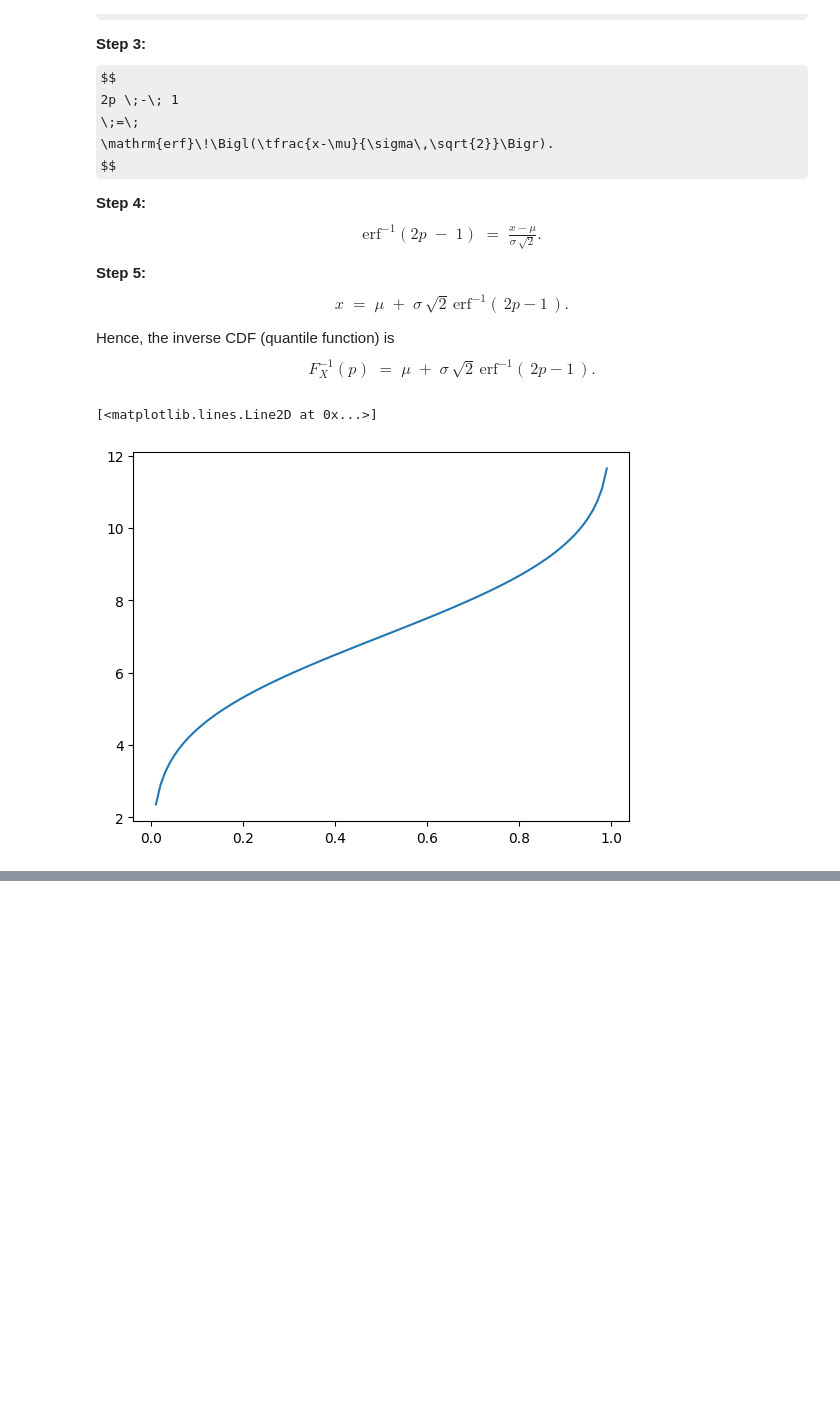
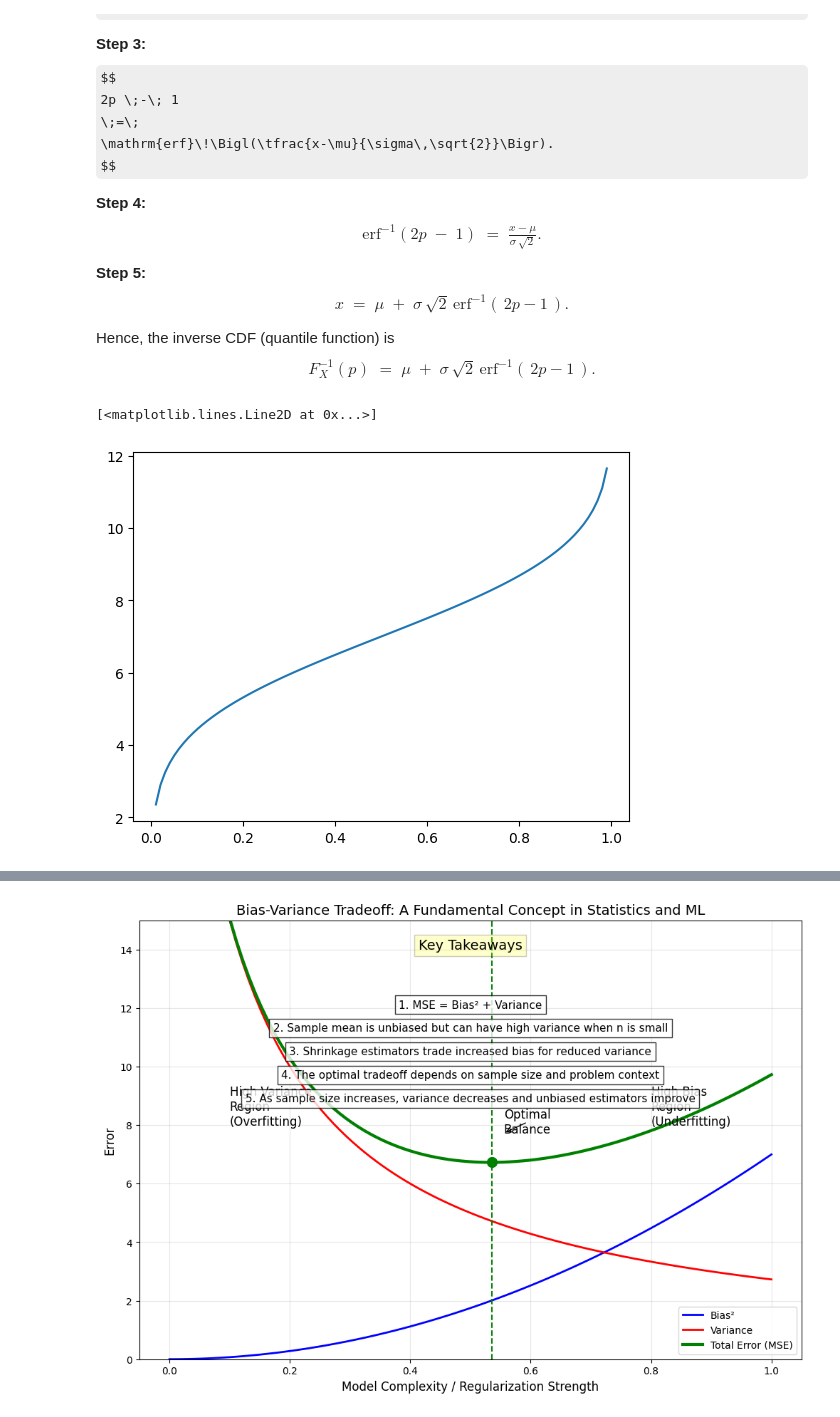
Before and after one commit to stablum/ml_lessons, a Jupyter notebook: gaussian_sampling.ipynb, the cells around one changed output, grey strips where cells are left out. Cells and saved outputs as stored; diff of their text form; code cells hidden in the pictures; some formulas as TeX source; blank space fills up the shorter version.

```diff
--- a/gaussian_sampling.ipynb
+++ b/gaussian_sampling.ipynb
@@ -178,0 +635,60 @@ plt.show()
+# %%
+# Conclusion and Key Takeaways
+import matplotlib.patches as mpatches
+
+# Create a summary figure with key insights
+plt.figure(figsize=(12, 8))
+
+# 1. Draw the bias-variance tradeoff curve
+x = np.linspace(0, 1, 100)
+bias = x**2 * 7  # Simplified function for illustration
+variance = 3/(x+0.1)  # Simplified function for illustration
+total_error = bias + variance
+
+plt.plot(x, bias, 'b-', linewidth=2, label='Bias²')
+plt.plot(x, variance, 'r-', linewidth=2, label='Variance')
+plt.plot(x, total_error, 'g-', linewidth=3, label='Total Error (MSE)')
+
+# Mark the minimum point
+min_idx = np.argmin(total_error)
+min_x = x[min_idx]
+min_y = total_error[min_idx]
+plt.scatter([min_x], [min_y], color='green', s=100, zorder=5)
+plt.axvline(x=min_x, color='green', linestyle='--')
+
+# Label the regions
+plt.annotate('High Variance\nRegion\n(Overfitting)', xy=(0.1, 8), fontsize=12)
+plt.annotate('High Bias\nRegion\n(Underfitting)', xy=(0.8, 8), fontsize=12)
+plt.annotate('Optimal\nBalance', xy=(min_x+0.02, min_y+1), fontsize=12,
+             arrowprops=dict(arrowstyle='->'))
+
+# Add key insights as text boxes
+plt.text(0.5, 14, "Key Takeaways",
+         horizontalalignment='center',
+         bbox=dict(facecolor='yellow', alpha=0.2),
+         fontsize=14)
+
+insights = [
+    "1. MSE = Bias² + Variance",
+    "2. Sample mean is unbiased but can have high variance when n is small",
+    "3. Shrinkage estimators trade increased bias for reduced variance",
+    "4. The optimal tradeoff depends on sample size and problem context",
+    "5. As sample size increases, variance decreases and unbiased estimators improve"
+]
+
+ypos = 12
+for insight in insights:
+    plt.text(0.5, ypos, insight, fontsize=11,
+             horizontalalignment='center',
+             bbox=dict(facecolor='white', alpha=0.8))
+    ypos -= 0.8
+
+plt.title('Bias-Variance Tradeoff: A Fundamental Concept in Statistics and ML', fontsize=14)
+plt.xlabel('Model Complexity / Regularization Strength', fontsize=12)
+plt.ylabel('Error', fontsize=12)
+plt.ylim(0, 15)
+plt.legend(loc='lower right')
+plt.grid(True, alpha=0.3)
+plt.show()
+# %% [output]
+[figure, added]
```
Also changed, not shown: parts of 17 cells of this notebook.
